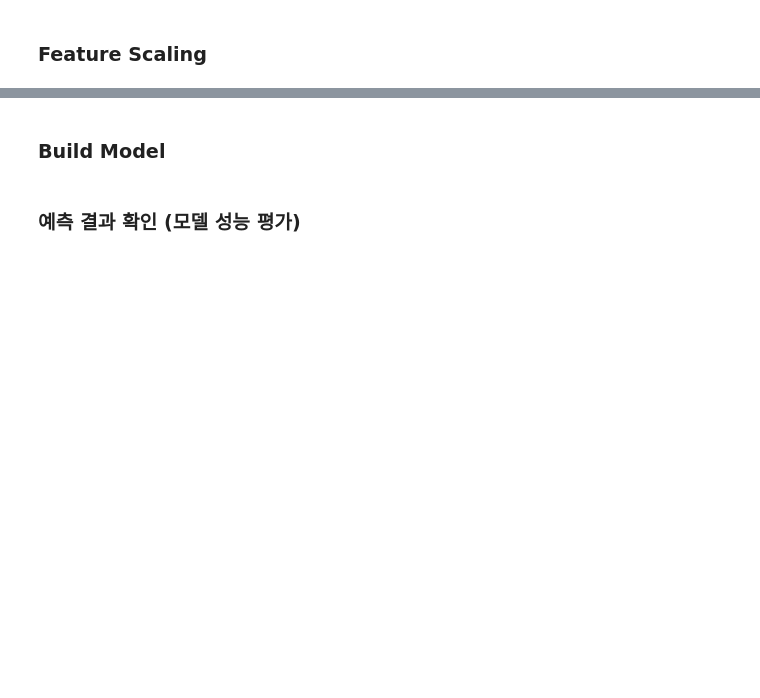
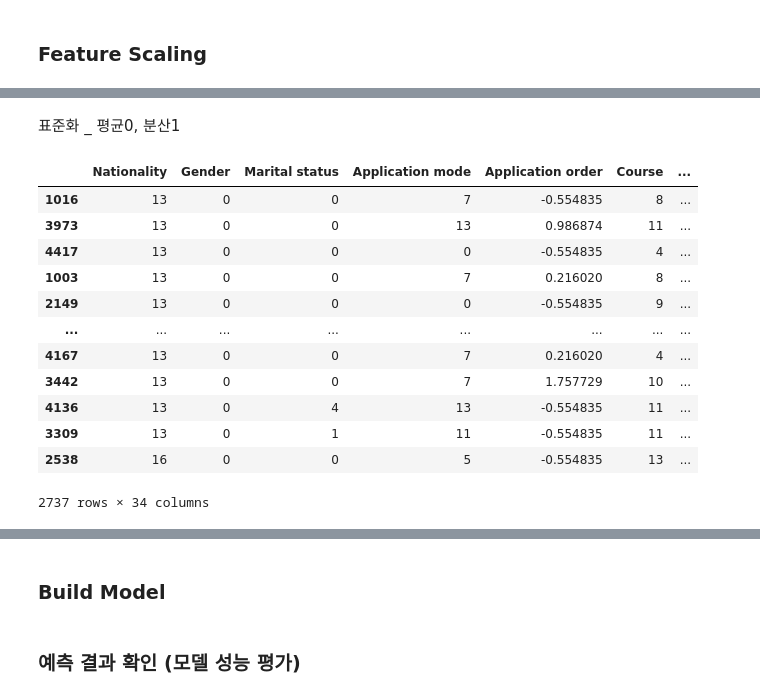
Before and after one commit to lhshs/Genia, a Jupyter notebook: Study/chapter 1. 실습용 코드.ipynb, the cells around one changed output, grey strips where cells are left out. Drawn from its saved outputs; the diff is of its cells as text; code cells hidden in the pictures; blank space fills up the shorter version.

```diff
--- a/Study/chapter 1. 실습용 코드.ipynb
+++ b/Study/chapter 1. 실습용 코드.ipynb
@@ -1172,2 +929,5 @@ import copy
 # %% [markdown]
 ### target variable & input variable 나누기
+# %%
+X = dropout.drop('Target', axis=1)
+y = dropout.Target
@@ -1173,0 +936,5 @@ import copy
+# %%
+X_train, X_test, y_train, y_test = train_test_split(X, y, test_size=0.3, random_state=777)
+
+print(X_train.shape, y_train.shape)
+print(X_test.shape, y_test.shape)
@@ -1177,0 +962,23 @@ import copy
+# %% [markdown]
+표준화 _ 평균0, 분산1
+# %%
+# standardscaler
+from sklearn.preprocessing import StandardScaler
+st_scaler = StandardScaler()
+st_scaled = st_scaler.fit_transform(X_train[type_lst['Float64']])
+X_train[type_lst['Float64']] = st_scaled
+X_train
+# %% [output]
+|  | Nationality | Gender | Marital status | Application mode | Application order | Course | ... |
+| 1016 | 13 | 0 | 0 | 7 | -0.554835 | 8 | ... |
+| 3973 | 13 | 0 | 0 | 13 | 0.986874 | 11 | ... |
+| 4417 | 13 | 0 | 0 | 0 | -0.554835 | 4 | ... |
+| 1003 | 13 | 0 | 0 | 7 | 0.216020 | 8 | ... |
+| 2149 | 13 | 0 | 0 | 0 | -0.554835 | 9 | ... |
+| ... | ... | ... | ... | ... | ... | ... | ... |
+| 4167 | 13 | 0 | 0 | 7 | 0.216020 | 4 | ... |
+| 3442 | 13 | 0 | 0 | 7 | 1.757729 | 10 | ... |
+| 4136 | 13 | 0 | 4 | 13 | -0.554835 | 11 | ... |
+| 3309 | 13 | 0 | 1 | 11 | -0.554835 | 11 | ... |
+| 2538 | 16 | 0 | 0 | 5 | -0.554835 | 13 | ... |
+2737 rows × 34 columns
```
Also changed, not shown: parts of 73 cells of this notebook, 1 other file.
